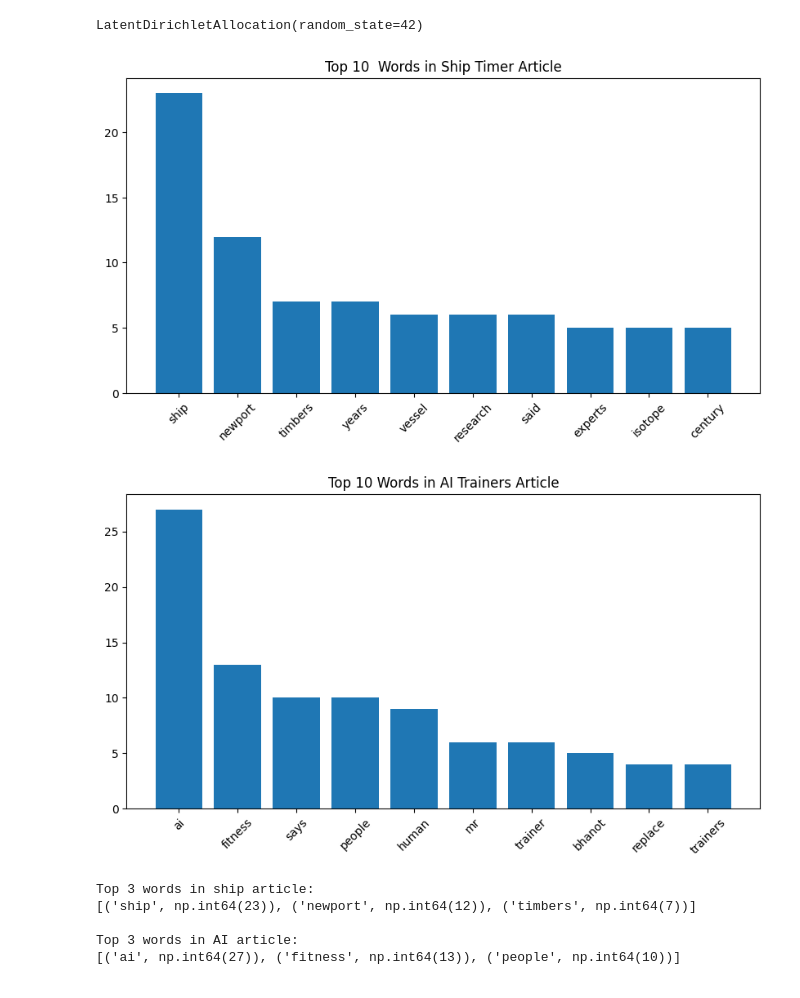
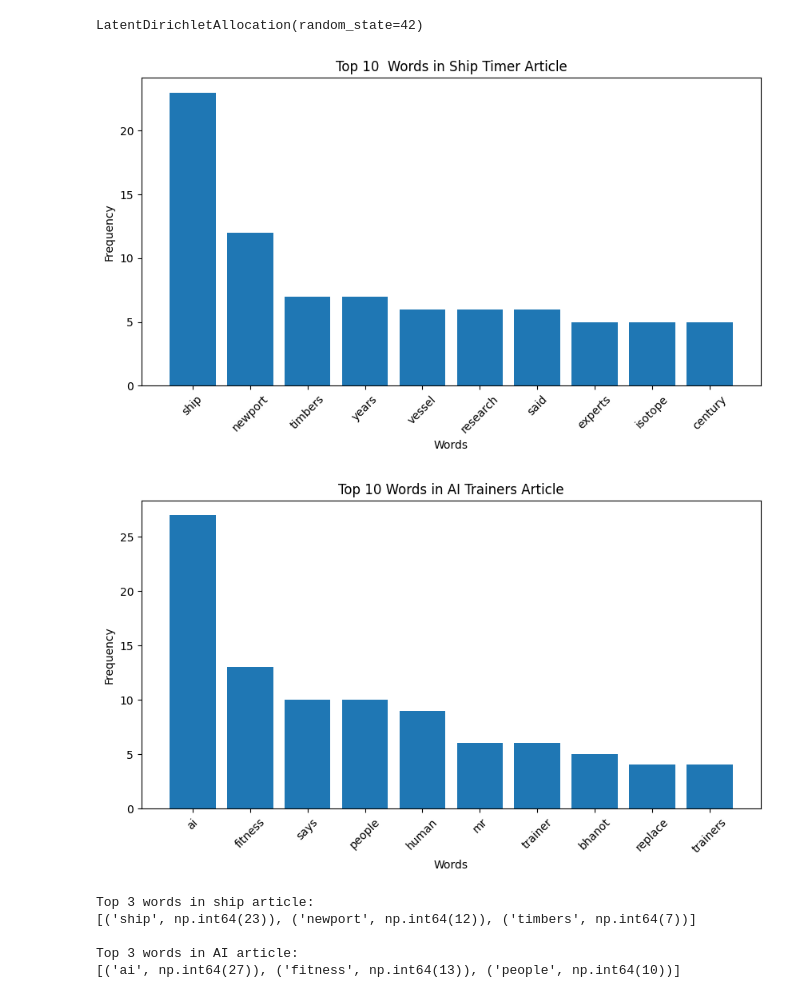
Before and after one commit to safoolady23-wq/AIN-SA2-PartB, a Jupyter notebook: AIN_SA2_PartB.ipynb, the cells around one changed output. Saved outputs shown, nothing was run; the diff lists cells and outputs as text; code cells hidden in the pictures.

```diff
--- a/AIN_SA2_PartB.ipynb
+++ b/AIN_SA2_PartB.ipynb
@@ -108,21 +108,23 @@ plt.figure(figsize=(10,5))
 plt.bar(words, counts)
 plt.title("Top 10  Words in Ship Timer Article")
 plt.xticks(rotation=45)
-#plt.xlabel("Words")
-#plt.ylabel("Frequency
+plt.xlabel("Words")
+plt.ylabel("Frequency")
 plt.show()
 # %% [output]
-[figure, old version]
+[figure, new version]
 # %%
 words, counts = zip(*ai_top)
 
 plt.figure(figsize=(10,5))
 plt.bar(words, counts)
 plt.title("Top 10 Words in AI Trainers Article")
 plt.xticks(rotation=45)
+plt.xlabel("Words")
+plt.ylabel("Frequency")
 plt.show()
 # %% [output]
-[figure, old version]
+[figure, new version]
 # %%
 def plot_top_words(top_words, title):
     """Plot a bar chart of the top words."""
```
